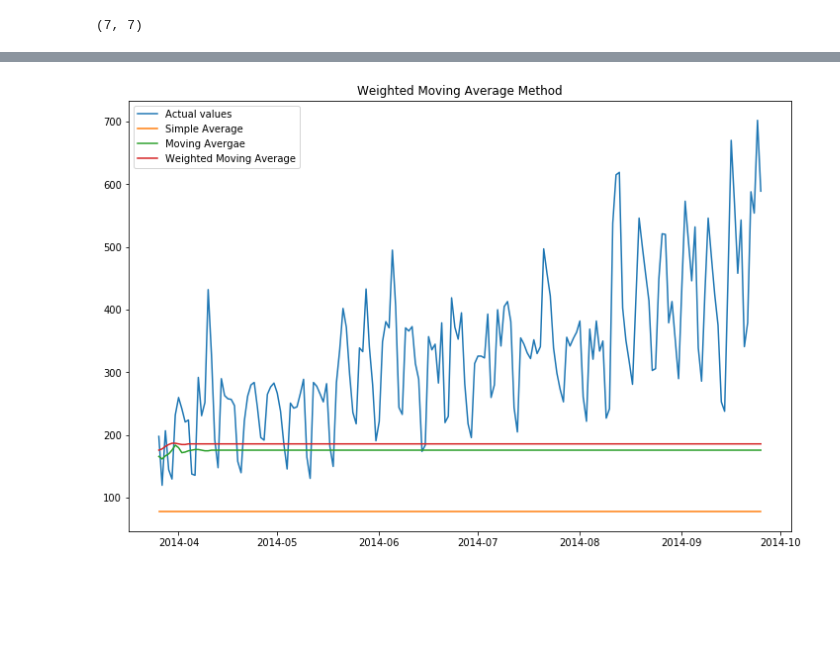
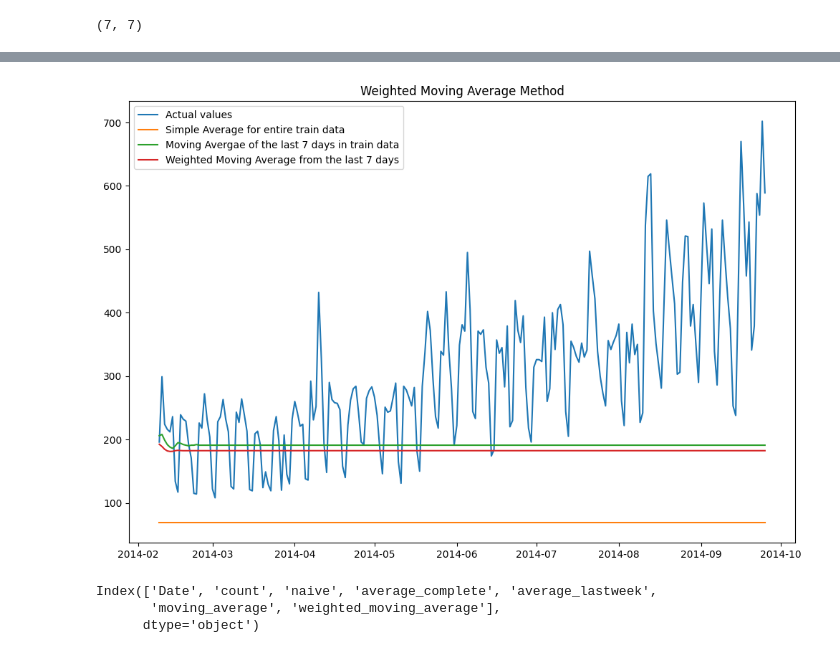
Before and after one commit to prashant9501/sbsa, a Jupyter notebook: 4.3 Moving Average and weighted moving.ipynb, the cells around one changed output, grey strips where cells are left out. Cells and saved outputs as stored; diff of their text form; code cells hidden in the pictures; blank space fills up the shorter version.

```diff
--- a/4.3 Moving Average and weighted moving.ipynb
+++ b/4.3 Moving Average and weighted moving.ipynb
@@ -143,5 +188,5 @@ train_data.tail(7)
 # %%
-temp = (train_data['count'][571:578]).values
+temp = (train_data['count'][-7:]).values
 print('Lask week values are:', temp)
 print('Average for last week is', temp.mean())
 # %% [output]
@@ -183,3 +270,6 @@ week_values = [192, 124, 149, 129, 119, 214, 236]
+# %%
+week_values = list(temp)
+# [192, 124, 149, 129, 119, 214, 236]
 # %%
 for i in range(0,len(valid_data)):
     end = len(week_values)
@@ -231,12 +363,12 @@ Move the window and assign weights to the values in this window. I am taking hig
 # %%
 # list holding last seven values and weights
 
-week_values = train_data['count'][571:578].values
+week_values = train_data['count'][-7:].values
 week_values = week_values.tolist()
 
 weights = []
 for i in range(1,8):
-    W = i/13
+    W = i/8
     weights.append(W)
 # %%
 len(week_values), len(weights)
@@ -252,11 +403,11 @@ for i in range(0,len(valid_data)):
 
     final_values = week_values[start:end]
 
-    weighted_mean = 0
+    weighted_values = 0
     for j, k in zip(weights,final_values):
-        weighted_mean += j*k
+        weighted_values += j*k
 
-    weighted_mean = weighted_mean/sum(weights)
+    weighted_mean = weighted_values/sum(weights)
 
     valid_data['weighted_moving_average'][i] = weighted_mean
     week_values.append(weighted_mean)
@@ -280,12 +460,18 @@ The RMSE value for Weighted Moving Approach is 182.40362255651374
 # %%
 plt.figure(figsize=(12,8))
 
 plt.plot(valid_data.index,valid_data['count'], label='Actual values')
-plt.plot(valid_data.index,valid_data['average_complete'], label='Simple Average')
-plt.plot(valid_data.index,valid_data['moving_average'], label='Moving Avergae')
-plt.plot(valid_data.index,valid_data['weighted_moving_average'], label='Weighted Moving Average')
+plt.plot(valid_data.index,valid_data['average_complete'], label='Simple Average for entire train data')
+plt.plot(valid_data.index,valid_data['moving_average'], label='Moving Avergae of the last 7 days in train data')
+plt.plot(valid_data.index,valid_data['weighted_moving_average'], label='Weighted Moving Average from the last 7 days')
 plt.legend(loc='best')
 plt.title("Weighted Moving Average Method")
 plt.show()
 # %% [output]
-[figure, old version]
+[figure, new version]
+# %%
+valid_data.columns
+# %% [output]
+Index(['Date', 'count', 'naive', 'average_complete', 'average_lastweek',
+       'moving_average', 'weighted_moving_average'],
+      dtype='object')
```
Also changed, not shown: parts of 39 cells of this notebook, 1 other file.
